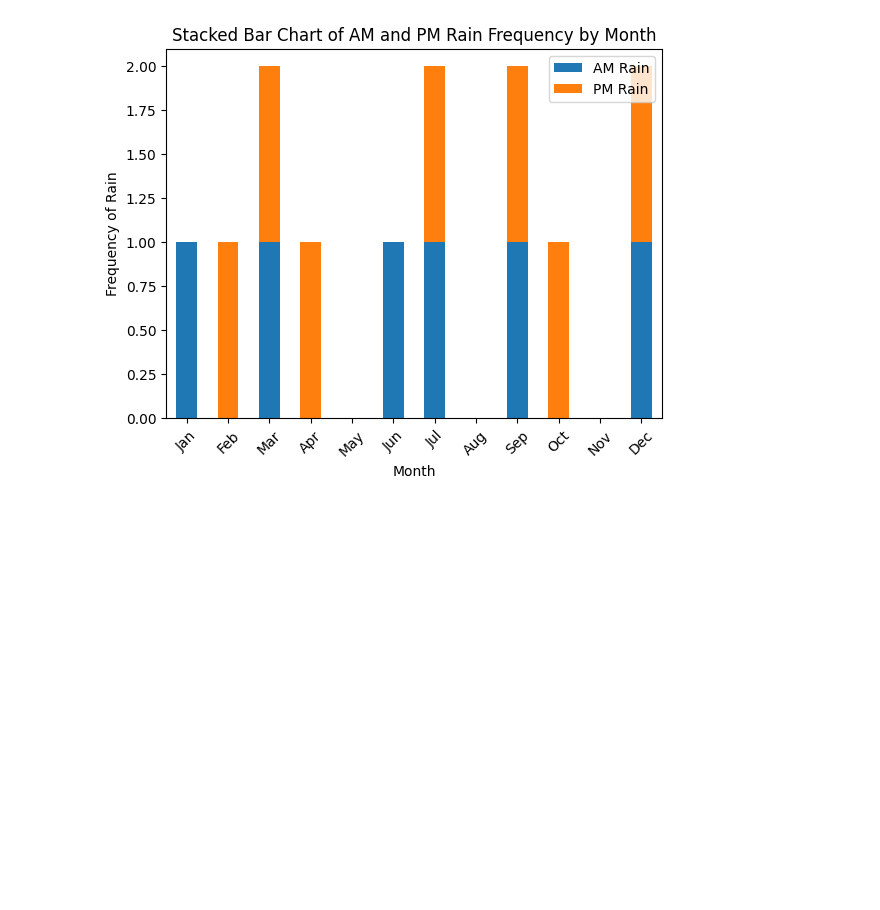
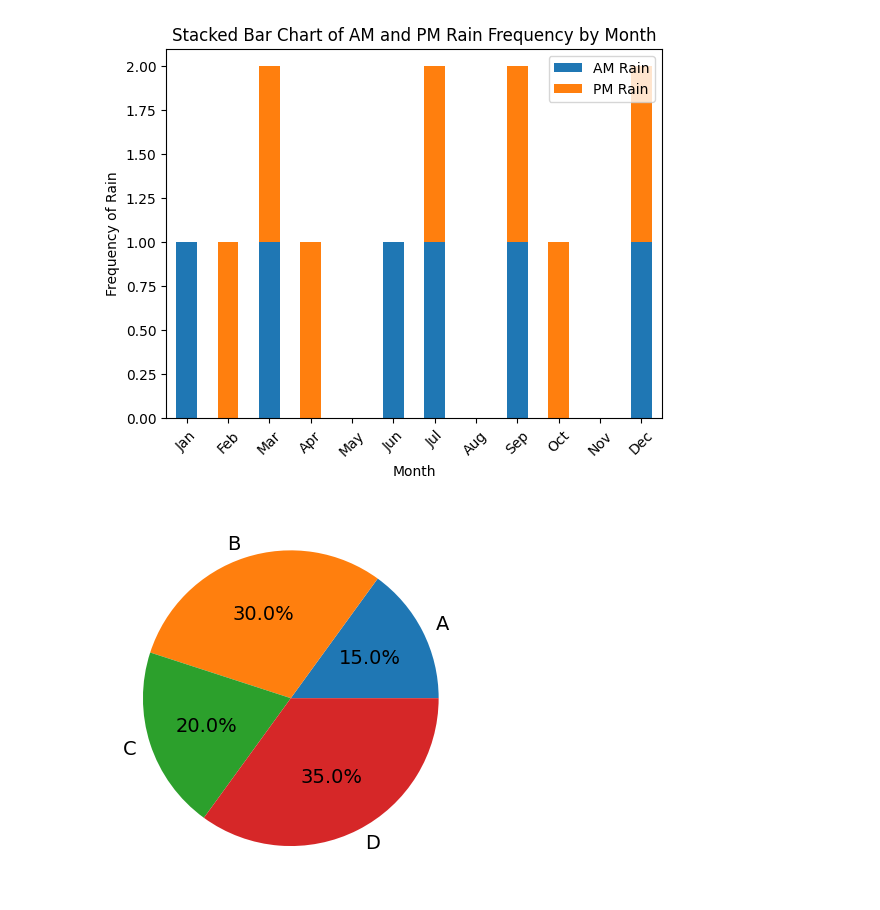
Before and after one commit to fischettijw/Abigail_ScienceFair_2024-25_082224, a Jupyter notebook: sandbox/AM - PM.ipynb, the cells around one changed output. Drawn from its saved outputs; the diff is of its cells as text; code cells hidden in the pictures; blank space fills up the shorter version.

```diff
--- a/sandbox/AM - PM.ipynb
+++ b/sandbox/AM - PM.ipynb
@@ -263,3 +263,20 @@ plt.show()
 3    Y       N       Y   Apr
 4    N       N       N   May
 [figure]
+# %%
+import matplotlib.pyplot as plt
+
+# Data
+labels = ['A', 'B', 'C', 'D']
+sizes = [15, 30, 20, 35]
+
+# Set the font size for the text in the plot
+# plt.rcParams.update({'axes.labelsize': 36})
+
+# Create the pie chart
+plt.pie(sizes, labels=labels, autopct='%1.1f%%', textprops={'fontsize': 14})
+
+# Show the plot
+plt.show()
+# %% [output]
+[figure, added]
```
Also changed, not shown: parts of 1 cell of this notebook, 3 other files.
